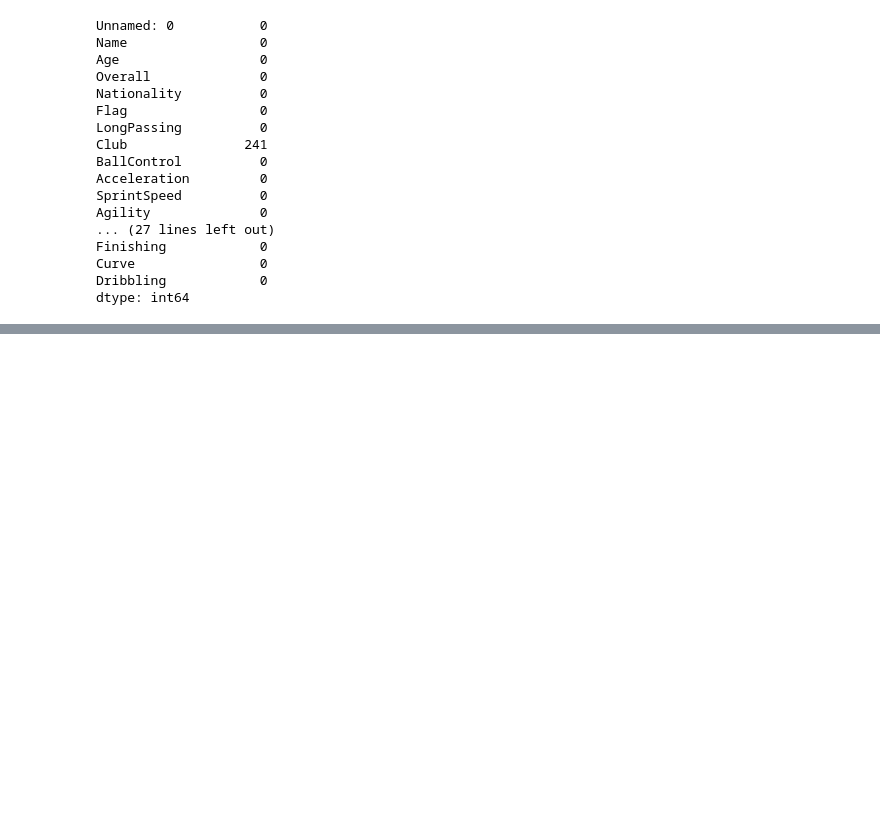
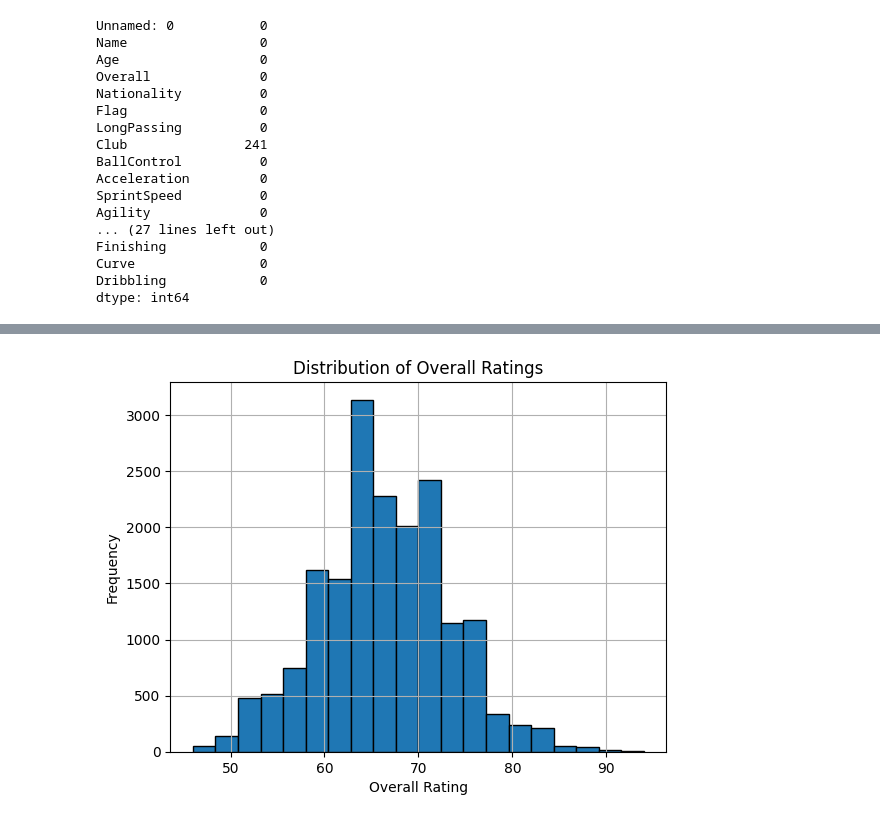
Before and after one commit to Prathmesh2611/STATS-PROJECT, a Jupyter notebook: FIFA_STATS_PROJECT.ipynb, the cells around one changed output, grey strips where cells are left out. Cells and saved outputs as stored; diff of their text form; code cells hidden in the pictures; blank space fills up the shorter version.

```diff
--- a/FIFA_STATS_PROJECT.ipynb
+++ b/FIFA_STATS_PROJECT.ipynb
@@ -188,0 +247,9 @@ dtype: int64
+# %%
+# Distribution Analysis: Examine the distribution of numerical features using histograms and kernel density plots.
+df['Overall'].hist(bins=20, edgecolor='black')
+plt.title('Distribution of Overall Ratings')
+plt.xlabel('Overall Rating')
+plt.ylabel('Frequency')
+plt.show()
+# %% [output]
+[figure, added]
```
Also changed, not shown: parts of 18 cells of this notebook.
